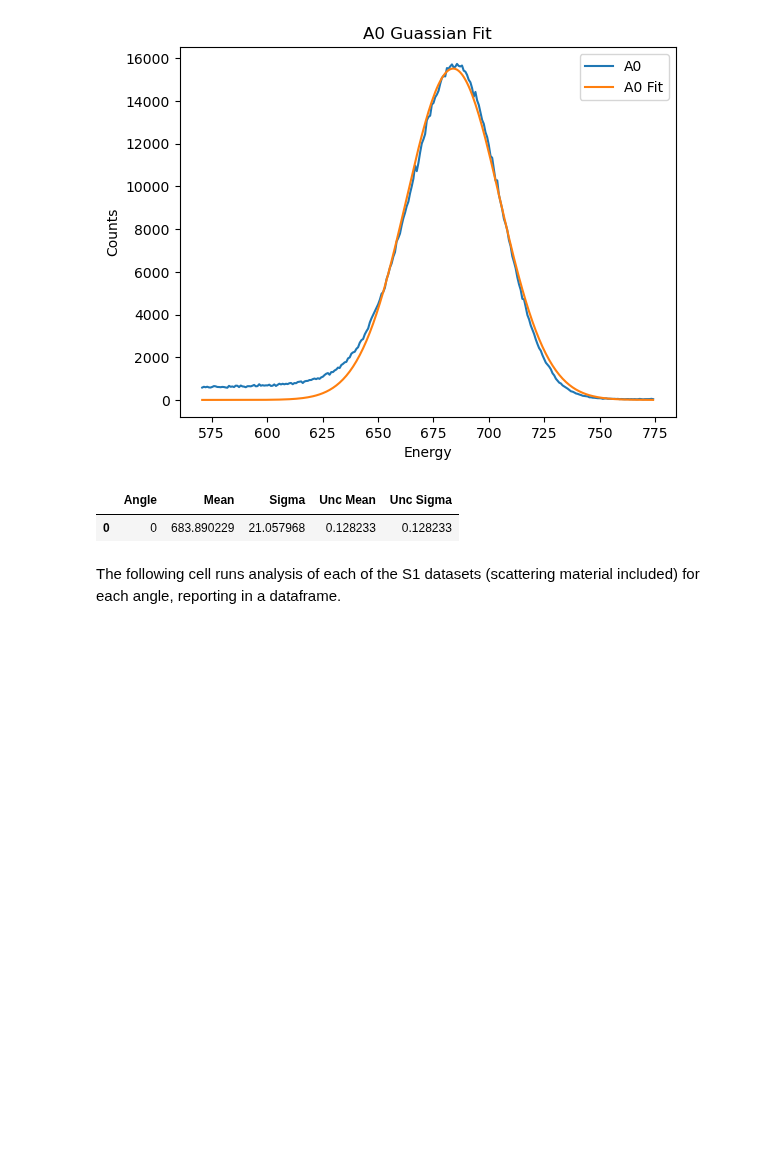
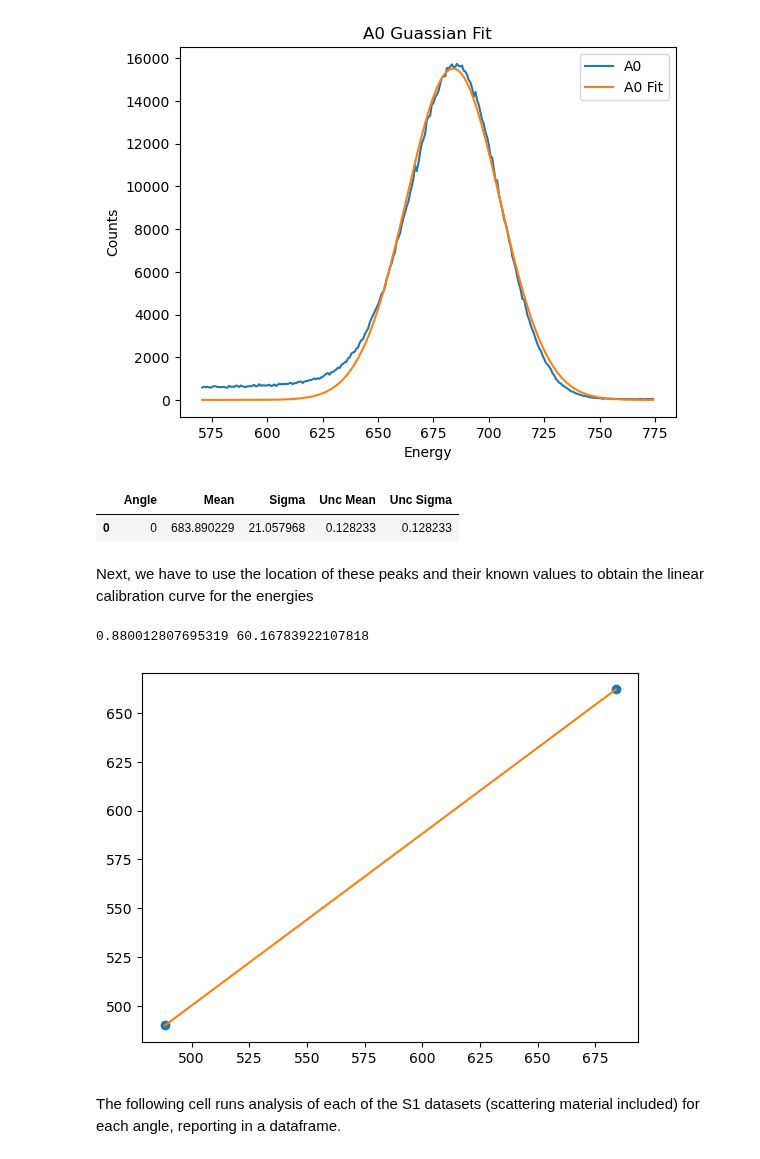
Before and after one commit to Steinburglar/advanced_exp, a Jupyter notebook: FAFO/Compton.ipynb, the cells around one changed output. Cells and saved outputs as stored; diff of their text form; code cells hidden in the pictures; blank space fills up the shorter version.

```diff
--- a/FAFO/Compton.ipynb
+++ b/FAFO/Compton.ipynb
@@ -121,5 +106,15 @@ sig_E = baseline['Unc Mean'][0]
 [figure]
 |  | Angle | Mean | Sigma | Unc Mean | Unc Sigma |
 | 0 | 0 | 683.890229 | 21.057968 | 0.128233 | 0.128233 |
+# %% [markdown]
+Next, we have to use the location of these peaks and their known values to obtain the linear calibration curve for the energies
+# %%
+baseline.loc[1] = [0, popt[3], None, None, None]
+knowns = [662, 490]
+slope, intercept, _, _ = fit_plot_calibration(baseline, knowns)
+print(slope, intercept,)
+# %% [output]
+0.880012807695319 60.16783922107818
+[figure, added]
 # %% [markdown]
 The following cell runs analysis of each of the S1 datasets (scattering material included) for each angle, reporting in a dataframe.
```
Also changed, not shown: parts of 9 cells of this notebook, 6 other files.
